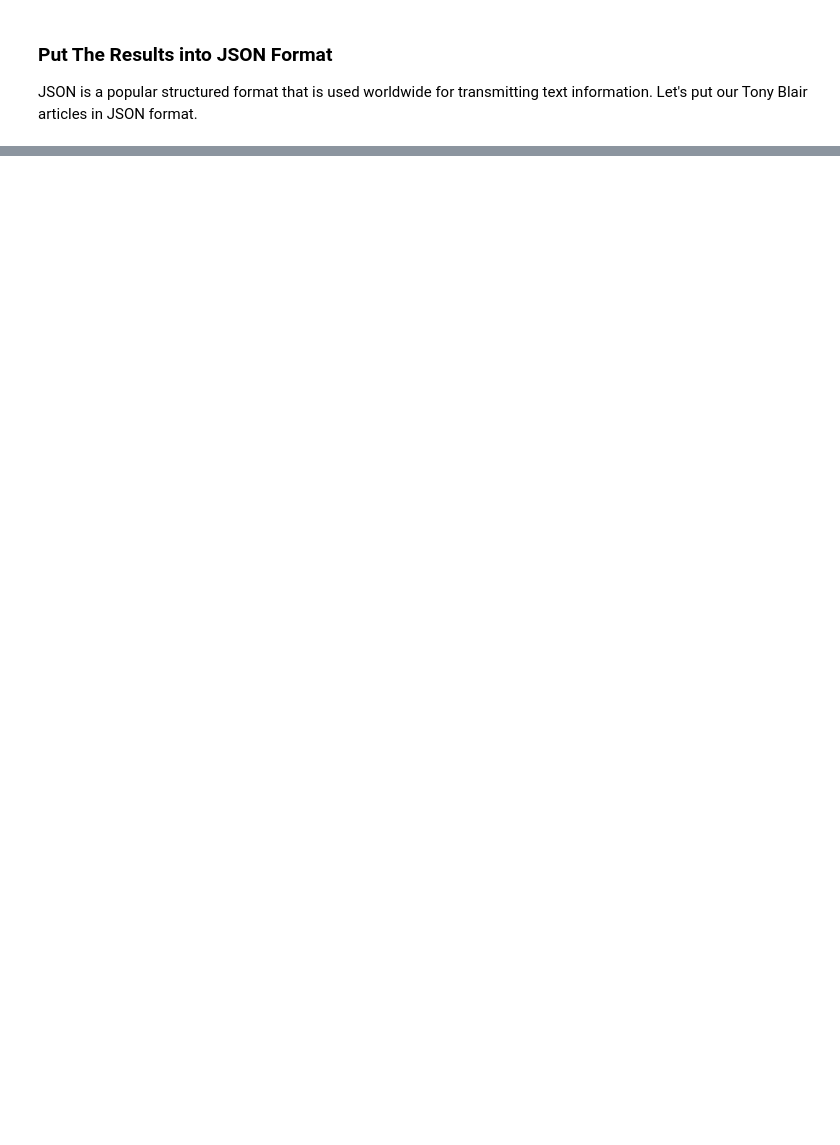
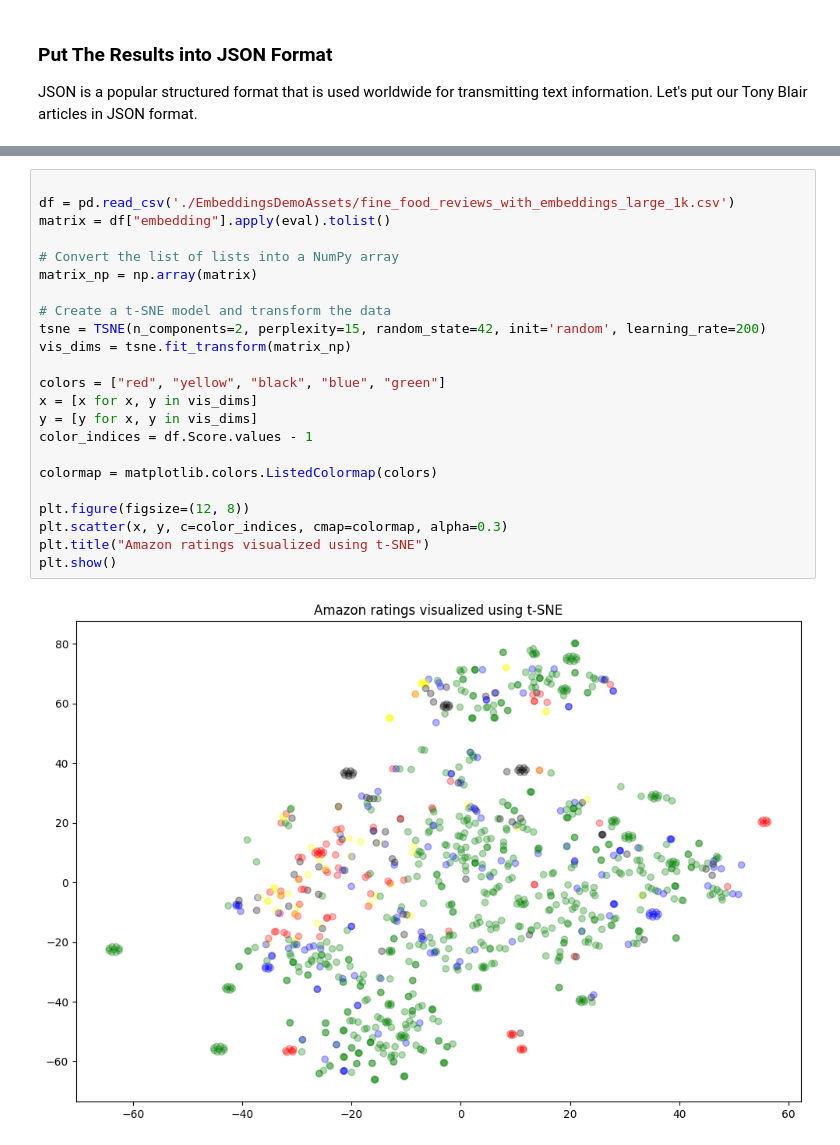
Before and after one commit to suspicious-cow/OpenAI-API-Series, a Jupyter notebook: EmbeddingsPart3.ipynb, the cells around one changed output, grey strips where cells are left out. Drawn from its saved outputs; the diff is of its cells as text; blank space fills up the shorter version.

```diff
--- a/EmbeddingsPart3.ipynb
+++ b/EmbeddingsPart3.ipynb
@@ -742,0 +991,25 @@ print(articles_json_string)
+# %%
+
+df = pd.read_csv('./EmbeddingsDemoAssets/fine_food_reviews_with_embeddings_large_1k.csv')
+matrix = df["embedding"].apply(eval).tolist()
+
+# Convert the list of lists into a NumPy array
+matrix_np = np.array(matrix)
+
+# Create a t-SNE model and transform the data
+tsne = TSNE(n_components=2, perplexity=15, random_state=42, init='random', learning_rate=200)
+vis_dims = tsne.fit_transform(matrix_np)
+
+colors = ["red", "yellow", "black", "blue", "green"]
+x = [x for x, y in vis_dims]
+y = [y for x, y in vis_dims]
+color_indices = df.Score.values - 1
+
+colormap = matplotlib.colors.ListedColormap(colors)
+
+plt.figure(figsize=(12, 8))
+plt.scatter(x, y, c=color_indices, cmap=colormap, alpha=0.3)
+plt.title("Amazon ratings visualized using t-SNE")
+plt.show()
+# %% [output]
+[figure, added]
```
Also changed, not shown: parts of 27 cells of this notebook, 1 other file.
